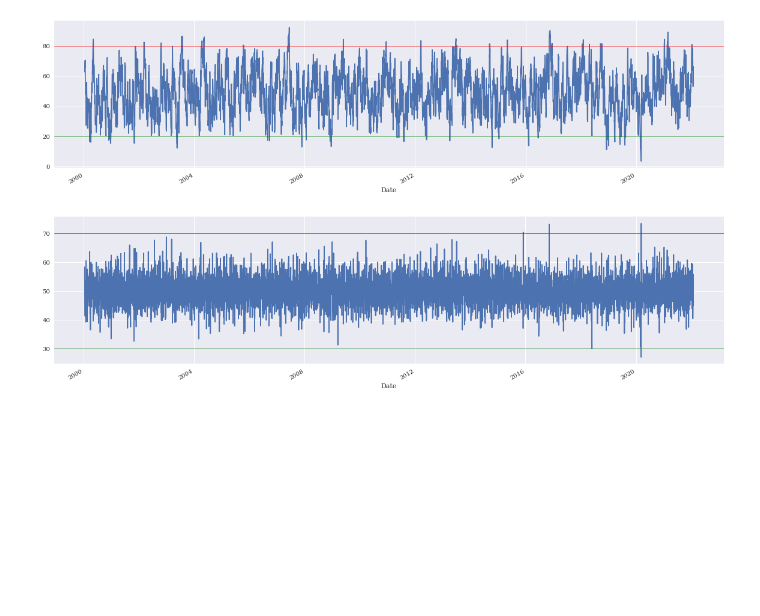
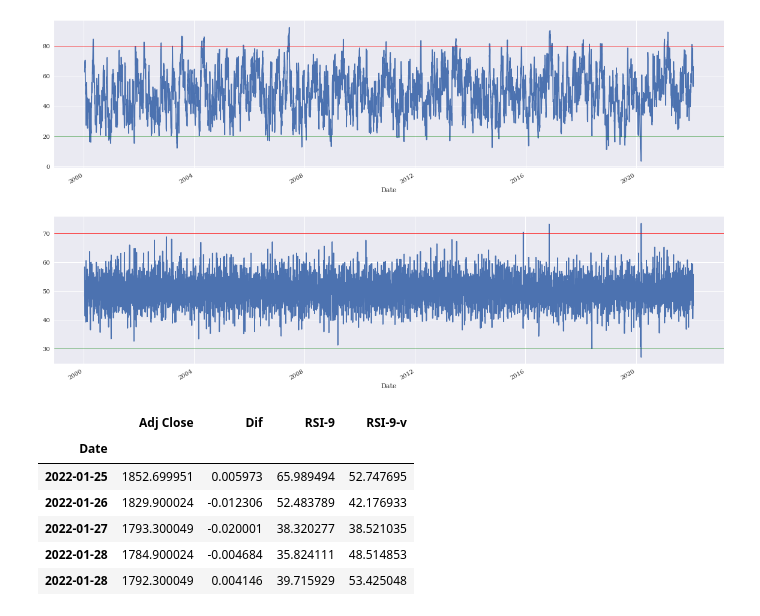
Before and after one commit to caiquemiranda/class, a Jupyter notebook: data-mining/jupter-projects/analises-01.ipynb, the cells around one changed output. Drawn from its saved outputs; the diff is of its cells as text; code cells hidden in the pictures; blank space fills up the shorter version.

```diff
--- a/data-mining/jupter-projects/analises-01.ipynb
+++ b/data-mining/jupter-projects/analises-01.ipynb
@@ -104,0 +112,10 @@ plt.show()
+# %%
+GOLD_F_Data.tail()
+# %% [output]
+|  | Adj Close | Dif | RSI-9 | RSI-9-v |
+| Date |  |  |  |  |
+| 2022-01-25 | 1852.699951 | 0.005973 | 65.989494 | 52.747695 |
+| 2022-01-26 | 1829.900024 | -0.012306 | 52.483789 | 42.176933 |
+| 2022-01-27 | 1793.300049 | -0.020001 | 38.320277 | 38.521035 |
+| 2022-01-28 | 1784.900024 | -0.004684 | 35.824111 | 48.514853 |
+| 2022-01-28 | 1792.300049 | 0.004146 | 39.715929 | 53.425048 |
```
Also changed, not shown: parts of 4 cells of this notebook.
